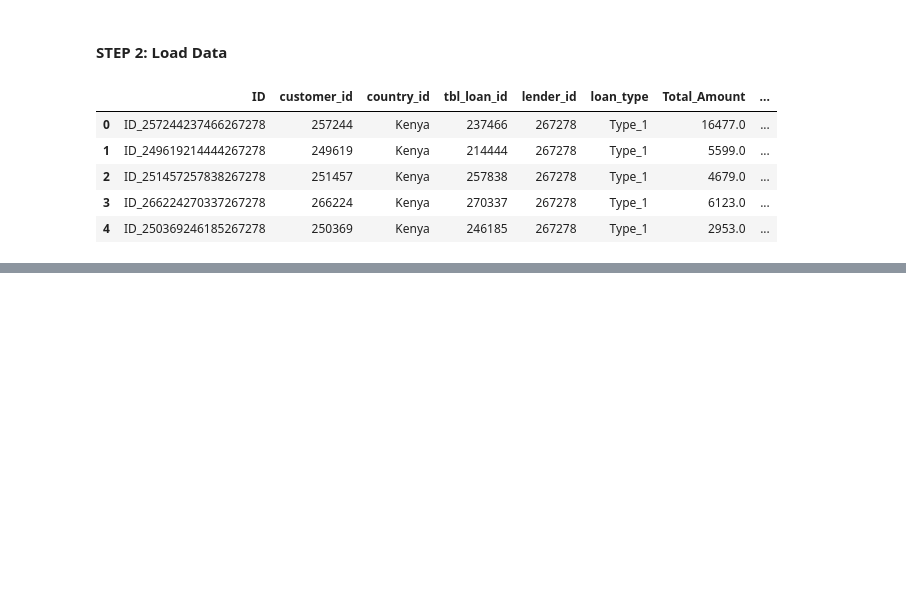
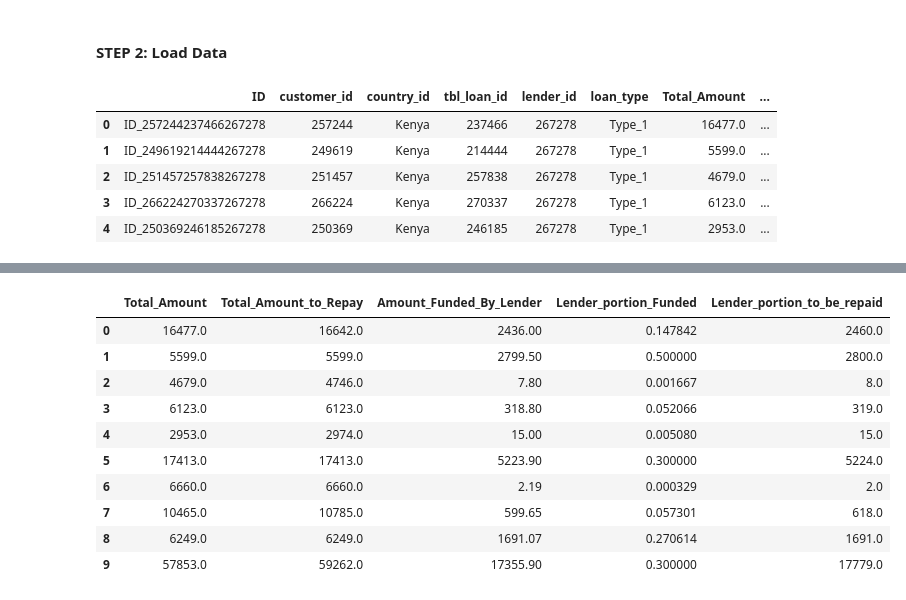
Before and after one commit to PravinMaleya/Credit-Risk-Prediction, a Jupyter notebook: notebooks/01_data_loading.ipynb, the cells around one changed output, grey strips where cells are left out. Cells and saved outputs as stored; diff of their text form; code cells hidden in the pictures; blank space fills up the shorter version.

```diff
--- a/notebooks/01_data_loading.ipynb
+++ b/notebooks/01_data_loading.ipynb
@@ -25,0 +177,27 @@ df.head()
+# %%
+# Converting date columns to datetime format
+df["disbursement_date"] = pd.to_datetime(df["disbursement_date"])
+df["due_date"] = pd.to_datetime(df["due_date"])
+# %%
+# Investigating the "financial columns"
+df[
+    [
+        "Total_Amount",
+        "Total_Amount_to_Repay",
+        "Amount_Funded_By_Lender",
+        "Lender_portion_Funded",
+        "Lender_portion_to_be_repaid"
+    ]
+].head(10)
+# %% [output]
+|  | Total_Amount | Total_Amount_to_Repay | Amount_Funded_By_Lender | Lender_portion_Funded | Lender_portion_to_be_repaid |
+| 0 | 16477.0 | 16642.0 | 2436.00 | 0.147842 | 2460.0 |
+| 1 | 5599.0 | 5599.0 | 2799.50 | 0.500000 | 2800.0 |
+| 2 | 4679.0 | 4746.0 | 7.80 | 0.001667 | 8.0 |
+| 3 | 6123.0 | 6123.0 | 318.80 | 0.052066 | 319.0 |
+| 4 | 2953.0 | 2974.0 | 15.00 | 0.005080 | 15.0 |
+| 5 | 17413.0 | 17413.0 | 5223.90 | 0.300000 | 5224.0 |
+| 6 | 6660.0 | 6660.0 | 2.19 | 0.000329 | 2.0 |
+| 7 | 10465.0 | 10785.0 | 599.65 | 0.057301 | 618.0 |
+| 8 | 6249.0 | 6249.0 | 1691.07 | 0.270614 | 1691.0 |
+| 9 | 57853.0 | 59262.0 | 17355.90 | 0.300000 | 17779.0 |
```
Also changed, not shown: parts of 20 cells of this notebook, 2 other files.
